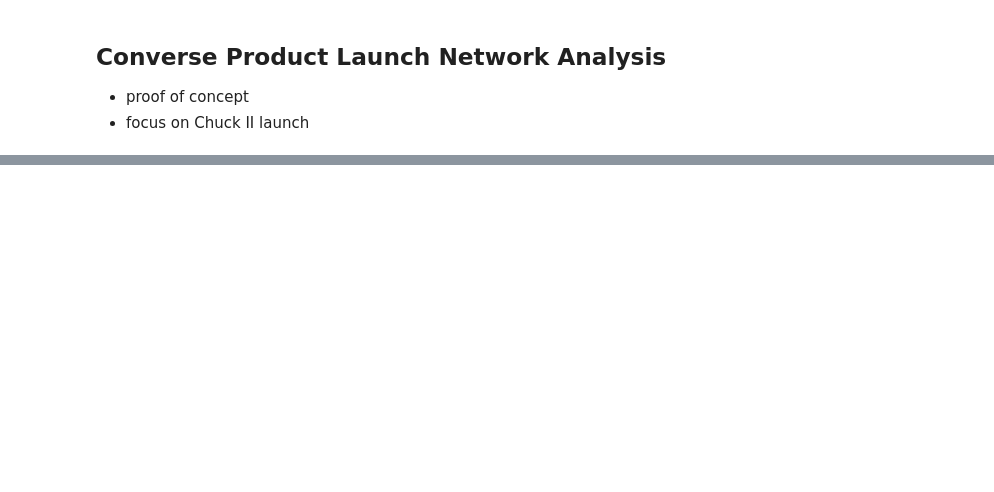
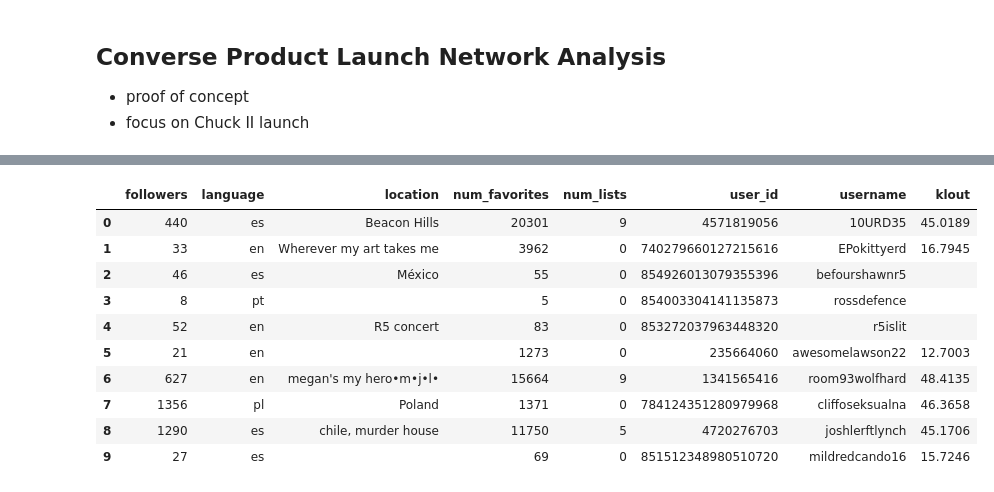
Before and after one commit to jrs33/Converse_Product_Launch, a Jupyter notebook: chuck_ii.ipynb, the cells around one changed output, grey strips where cells are left out. Cells and saved outputs as stored; diff of their text form; code cells hidden in the pictures; blank space fills up the shorter version.

```diff
--- a/chuck_ii.ipynb
+++ b/chuck_ii.ipynb
@@ -61,0 +227,3 @@ sns.heatmap(adj_df)
+# %%
+chuck_high_klout = chuck[chuck["Klout Score"] > 65]
+chuck_high_klout.head()
@@ -61,0 +237,11 @@ sns.heatmap(adj_df)
+# %%
+# starting list of high klout users that tweeted about Converse
+starters = list(chuck_high_klout['Author'])
+
+# remove '@' symbol from starter names
+starters = [element.strip("@") for element in starters]
+# %%
+# Example of getting user data using tweepy
+user = api.get_user(screen_name = starters[0])
+user = json.dumps(user._json)
+json.loads(user)
@@ -61,0 +308,36 @@ sns.heatmap(adj_df)
+# %%
+# add a column to the dataframe with Klout Score
+
+k = Klout('atskb68kc2gp6db32nxx2txj')
+
+
+klout_list = []
+for row in range(0, len(user_info)):
+    try:
+        # Get kloutId of the user by inputting a twitter screenName
+        kloutID = k.identity.klout(screenName = user_info['username'][row]).get('id')
+
+        # Get klout score of the user
+        score = k.user.score(kloutId = kloutID, timeout = 10).get('score')
+        klout_list.append(score)
+
+    except KloutHTTPError:
+        klout_list.append("")
+        continue
+
+user_info['klout'] = klout_list
+# %%
+user_info
+# We can see that some users don't have klout scores.  This is not a big deal because they are low influence users.
+# %% [output]
+|  | followers | language | location | num_favorites | num_lists | user_id | username | klout |
+| 0 | 440 | es | Beacon Hills | 20301 | 9 | 4571819056 | 10URD35 | 45.0189 |
+| 1 | 33 | en | Wherever my art takes me | 3962 | 0 | 740279660127215616 | EPokittyerd | 16.7945 |
+| 2 | 46 | es | México | 55 | 0 | 854926013079355396 | befourshawnr5 |  |
+| 3 | 8 | pt |  | 5 | 0 | 854003304141135873 | rossdefence |  |
+| 4 | 52 | en | R5 concert | 83 | 0 | 853272037963448320 | r5islit |  |
+| 5 | 21 | en |  | 1273 | 0 | 235664060 | awesomelawson22 | 12.7003 |
+| 6 | 627 | en | megan's my hero•m•j•l• | 15664 | 9 | 1341565416 | room93wolfhard | 48.4135 |
+| 7 | 1356 | pl | Poland | 1371 | 0 | 784124351280979968 | cliffoseksualna | 46.3658 |
+| 8 | 1290 | es | chile, murder house | 11750 | 5 | 4720276703 | joshlerftlynch | 45.1706 |
+| 9 | 27 | es |  | 69 | 0 | 851512348980510720 | mildredcando16 | 15.7246 |
```
Also changed, not shown: parts of 34 cells of this notebook.
